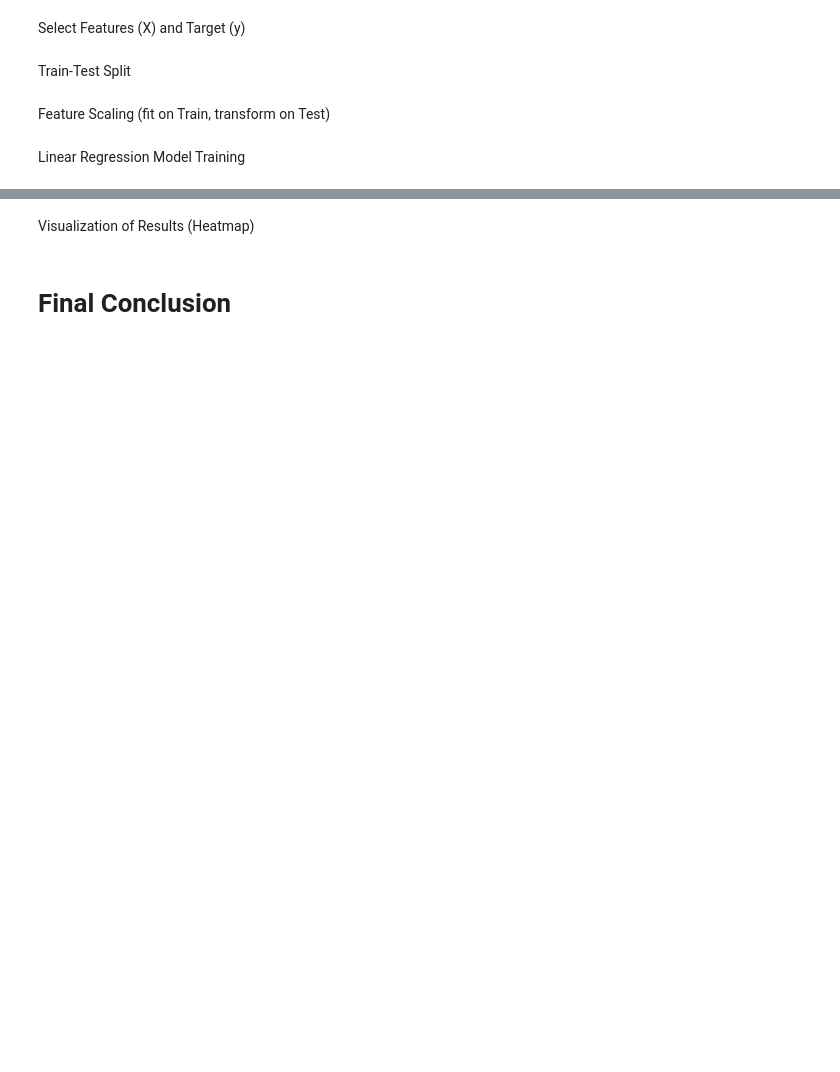
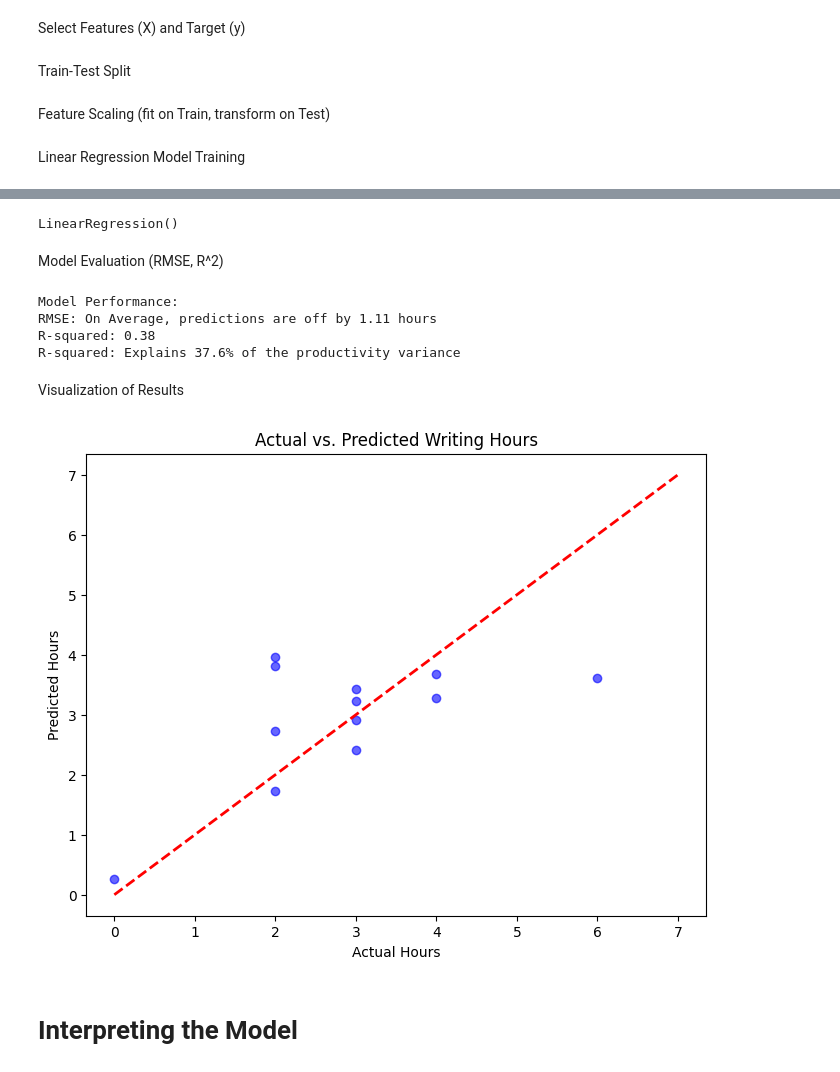
Before and after one commit to moridin04/Data-Science-Project, a Jupyter notebook: Data_Science_Project.ipynb, the cells around one changed output, grey strips where cells are left out. Drawn from its saved outputs; the diff is of its cells as text; code cells hidden in the pictures; blank space fills up the shorter version.

```diff
--- a/Data_Science_Project.ipynb
+++ b/Data_Science_Project.ipynb
@@ -448,4 +502,36 @@ Model Evaluation (Accuracy, Confusion Matrix)
+# %%
+model = LinearRegression()
+model.fit(X_train_scaled, y_train)
+# %% [output]
+LinearRegression()
+# %% [markdown]
+Model Evaluation (RMSE, R^2)
+# %%
+y_pred = model.predict(X_test_scaled)
+rmse = np.sqrt(mean_squared_error(y_test, y_pred))
+r2 = r2_score(y_test, y_pred)
+# %%
+print(f"Model Performance: ")
+print(f"RMSE: On Average, predictions are off by {rmse:.2f} hours")
+print(f"R-squared: {r2:.2f}")
+print(f"R-squared: Explains {r2*100:.1f}% of the productivity variance")
+# %% [output]
+Model Performance:
+RMSE: On Average, predictions are off by 1.11 hours
+R-squared: 0.38
+R-squared: Explains 37.6% of the productivity variance
 # %% [markdown]
-Visualization of Results (Heatmap)
+Visualization of Results
-# %% [markdown]
-# **Final Conclusion**
+# %%
+import matplotlib.pyplot as plt
+plt.figure(figsize=(8, 6))
+plt.scatter(y_test, y_pred, color='blue', alpha=0.6)
+plt.plot([y.min(), y.max()], [y.min(), y.max()], 'r--', lw=2)
+plt.xlabel("Actual Hours")
+plt.ylabel("Predicted Hours")
+plt.title("Actual vs. Predicted Writing Hours")
+plt.show()
+# %% [output]
+[figure, added]
+# %% [markdown]
+# **Interpreting the Model**
```
Also changed, not shown: parts of 27 cells of this notebook.
